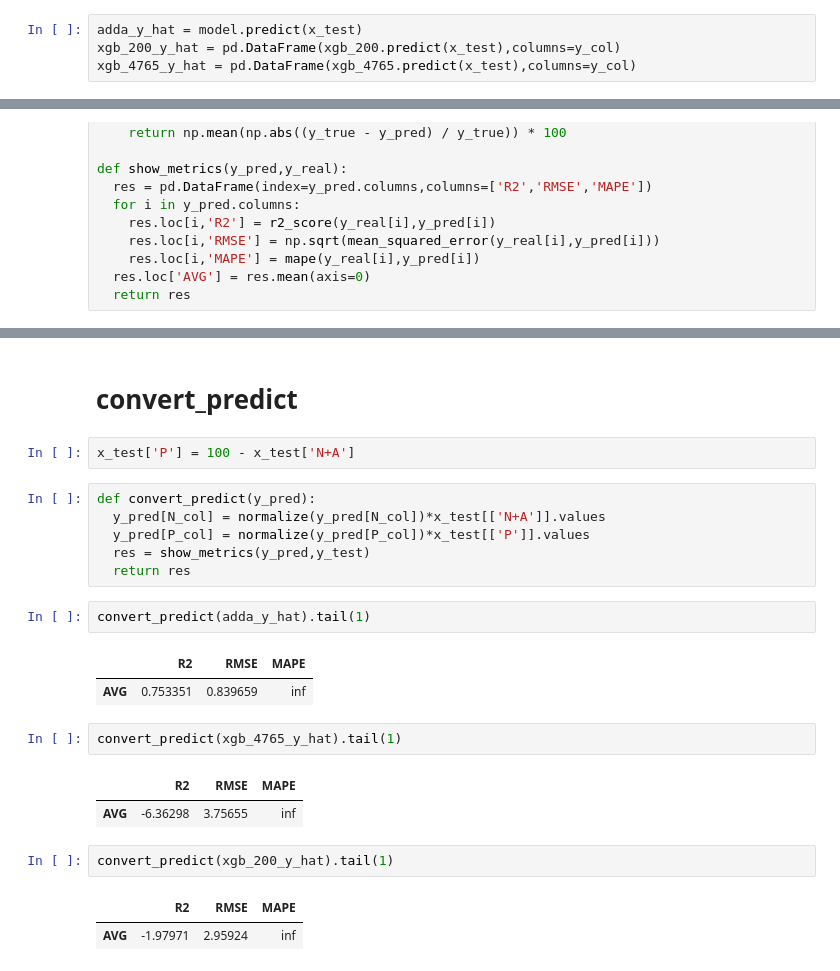
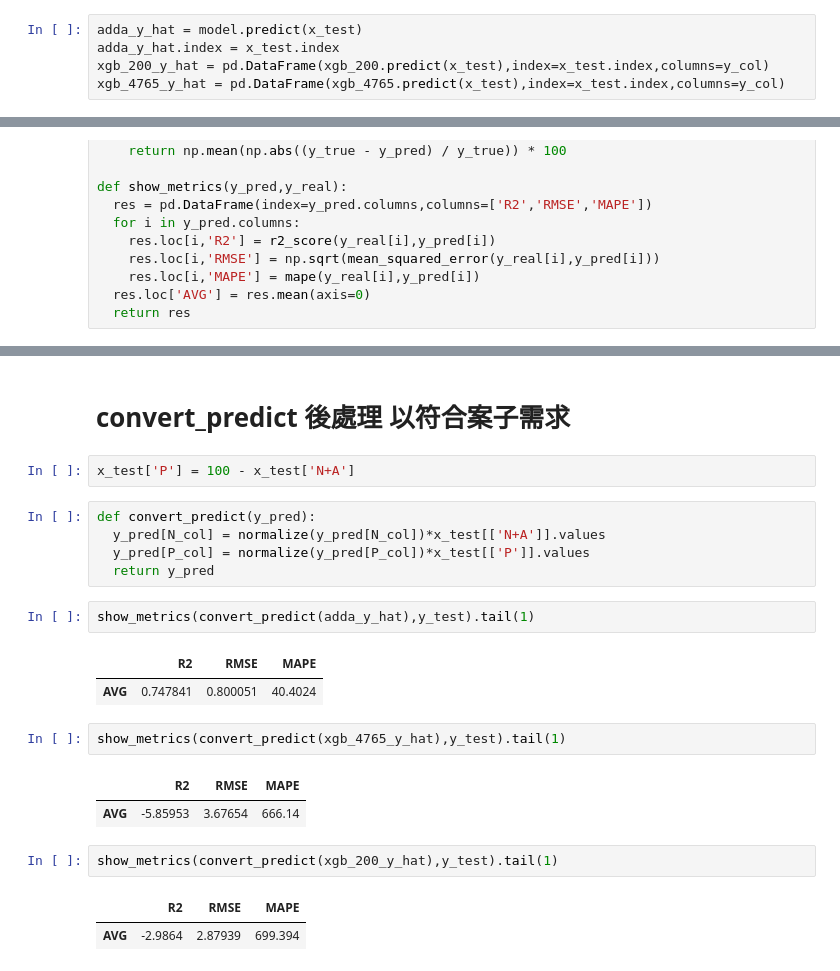
Before and after one commit to skywalker0803r/autorch, a Jupyter notebook: examples/wadda_example.ipynb, the cells around one changed output, grey strips where cells are left out. Cells and saved outputs as stored; diff of their text form.

```diff
--- a/examples/wadda_example.ipynb
+++ b/examples/wadda_example.ipynb
@@ -75,8 +75,9 @@ x_test = final_test_data[x_col]
 y_test = final_test_data[y_col]
 # %%
 adda_y_hat = model.predict(x_test)
-xgb_200_y_hat = pd.DataFrame(xgb_200.predict(x_test),columns=y_col)
-xgb_4765_y_hat = pd.DataFrame(xgb_4765.predict(x_test),columns=y_col)
+adda_y_hat.index = x_test.index
+xgb_200_y_hat = pd.DataFrame(xgb_200.predict(x_test),index=x_test.index,columns=y_col)
+xgb_4765_y_hat = pd.DataFrame(xgb_4765.predict(x_test),index=x_test.index,columns=y_col)
 # %% [markdown]
 # evaluate
 # %%
@@ -115,25 +174,24 @@ xgb_4765_res.tail(1)
 # %% [markdown]
-# convert_predict
+# convert_predict 後處理 以符合案子需求
 # %%
 x_test['P'] = 100 - x_test['N+A']
 # %%
 def convert_predict(y_pred):
   y_pred[N_col] = normalize(y_pred[N_col])*x_test[['N+A']].values
   y_pred[P_col] = normalize(y_pred[P_col])*x_test[['P']].values
-  res = show_metrics(y_pred,y_test)
-  return res
+  return y_pred
 # %%
-convert_predict(adda_y_hat).tail(1)
+show_metrics(convert_predict(adda_y_hat),y_test).tail(1)
 # %% [output]
 |  | R2 | RMSE | MAPE |
-| AVG | 0.753351 | 0.839659 | inf |
+| AVG | 0.747841 | 0.800051 | 40.4024 |
 # %%
-convert_predict(xgb_4765_y_hat).tail(1)
+show_metrics(convert_predict(xgb_4765_y_hat),y_test).tail(1)
 # %% [output]
 |  | R2 | RMSE | MAPE |
-| AVG | -6.36298 | 3.75655 | inf |
+| AVG | -5.85953 | 3.67654 | 666.14 |
 # %%
-convert_predict(xgb_200_y_hat).tail(1)
+show_metrics(convert_predict(xgb_200_y_hat),y_test).tail(1)
 # %% [output]
 |  | R2 | RMSE | MAPE |
-| AVG | -1.97971 | 2.95924 | inf |
+| AVG | -2.9864 | 2.87939 | 699.394 |
```
Also changed, not shown: parts of 20 cells of this notebook.
